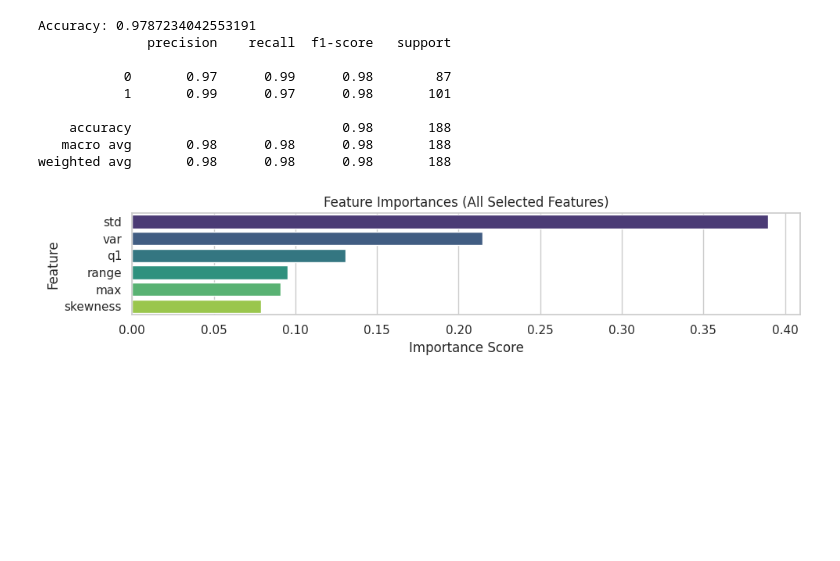
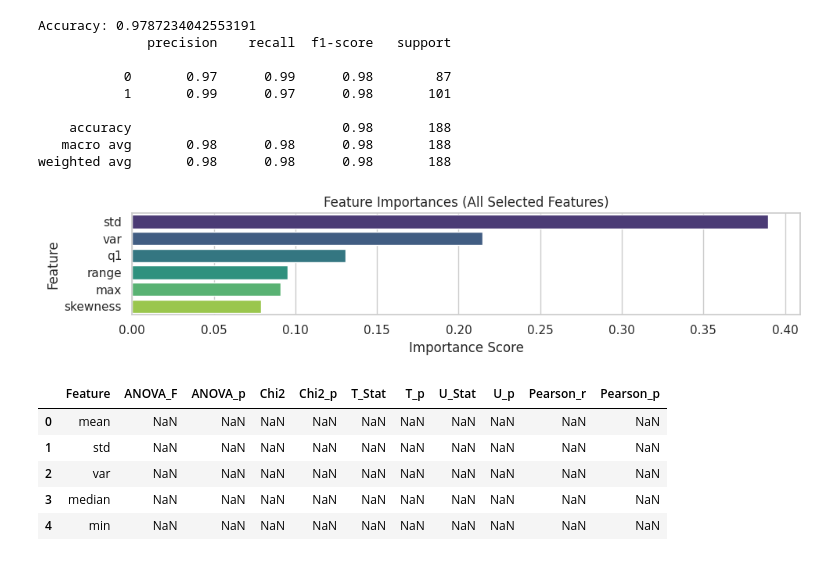
Before and after one commit to Room1097/ECG_Feature_Analysis_DAV_Project, a Jupyter notebook: DAV_MINI_PROJ.ipynb, the cells around one changed output. Cells and saved outputs as stored; diff of their text form; code cells hidden in the pictures; blank space fills up the shorter version.

```diff
--- a/DAV_MINI_PROJ.ipynb
+++ b/DAV_MINI_PROJ.ipynb
@@ -22,3 +25,6 @@ df = pd.read_csv("a01.csv")
+# %%
+file_path = '/content/drive/My Drive/a01.csv'
+df = pd.read_csv(file_path)
 # %%
 df.head()
 # %% [output]
@@ -230,3 +236,45 @@ plt.tight_layout()
 plt.show()
 # %% [output]
 [figure]
+# %%
+def perform_hypothesis_tests(X_features: pd.DataFrame, y: pd.Series, top_n=5):
+    df = X_features.copy()
+    df['label'] = y.values
+    results = []
+    for col in X_features.columns[:top_n]:
+        group0 = df[df['label'] == 0][col]
+        group1 = df[df['label'] == 1][col]
+        try: f_stat, f_p = f_oneway(group0, group1)
+        except: f_stat, f_p = np.nan, np.nan
+        try:
+            binned = KBinsDiscretizer(n_bins=4, encode='ordinal', strategy='uniform')
+            df['binned'] = binned.fit_transform(df[[col]])
+            contingency = pd.crosstab(df['binned'], df['label'])
+            chi2_stat, chi2_p, _, _ = chi2_contingency(contingency)
+        except: chi2_stat, chi2_p = np.nan, np.nan
+        try: t_stat, t_p = ttest_ind(group0, group1, equal_var=False)
+        except: t_stat, t_p = np.nan, np.nan
+        try: u_stat, u_p = mannwhitneyu(group0, group1)
+        except: u_stat, u_p = np.nan, np.nan
+        try: r, r_p = pearsonr(df[col], df['label'])
+        except: r, r_p = np.nan, np.nan
+        results.append({
+            'Feature': col,
+            'ANOVA_F': f_stat, 'ANOVA_p': f_p,
+            'Chi2': chi2_stat, 'Chi2_p': chi2_p,
+            'T_Stat': t_stat, 'T_p': t_p,
+            'U_Stat': u_stat, 'U_p': u_p,
+            'Pearson_r': r, 'Pearson_p': r_p
+        })
+    return pd.DataFrame(results).round(4)
+
+# Run tests
+results_df = perform_hypothesis_tests(X_features, y, top_n=5)
+display(results_df)
+# %% [output]
+|  | Feature | ANOVA_F | ANOVA_p | Chi2 | Chi2_p | T_Stat | T_p | U_Stat | U_p | Pearson_r | Pearson_p |
+| 0 | mean | NaN | NaN | NaN | NaN | NaN | NaN | NaN | NaN | NaN | NaN |
+| 1 | std | NaN | NaN | NaN | NaN | NaN | NaN | NaN | NaN | NaN | NaN |
+| 2 | var | NaN | NaN | NaN | NaN | NaN | NaN | NaN | NaN | NaN | NaN |
+| 3 | median | NaN | NaN | NaN | NaN | NaN | NaN | NaN | NaN | NaN | NaN |
+| 4 | min | NaN | NaN | NaN | NaN | NaN | NaN | NaN | NaN | NaN | NaN |
```
Also changed, not shown: parts of 2 cells of this notebook.
